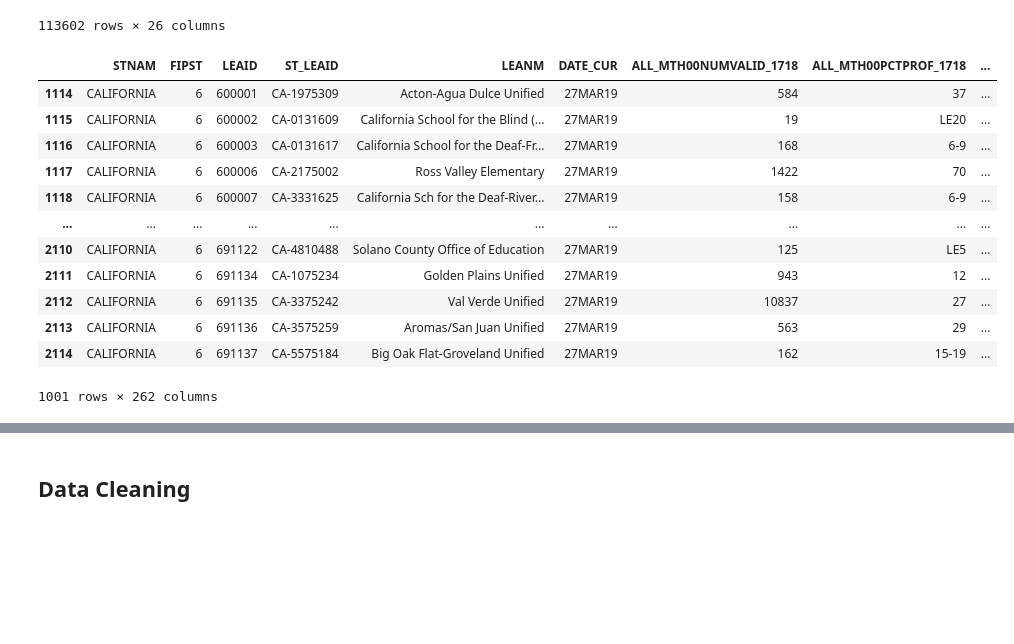
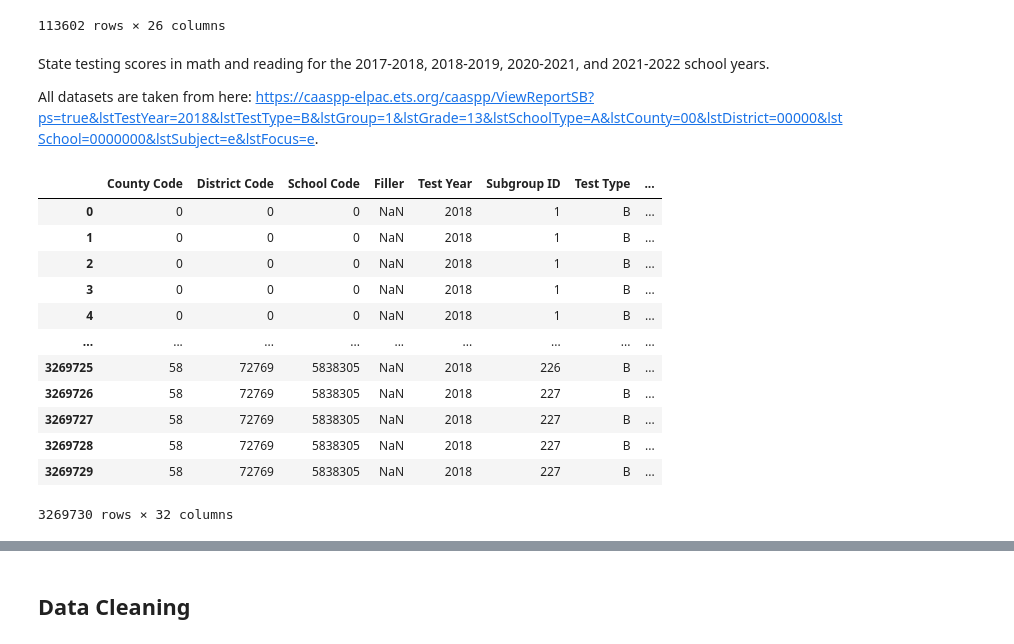
Before and after one commit to meganajoseph/HealthAndSuccess, a Jupyter notebook: Health_and_Academic_Success.ipynb, the cells around one changed output, grey strips where cells are left out. Drawn from its saved outputs; the diff is of its cells as text; code cells hidden in the pictures; blank space fills up the shorter version.

Commit message:
cleaning datasets again

```diff
--- a/Health_and_Academic_Success.ipynb
+++ b/Health_and_Academic_Success.ipynb
@@ -243,21 +249,24 @@ grad_rate_21_22
 | 113600 | 2021-22 | T | 0 | NaN | NaN | State | NaN | ... |
 | 113601 | 2021-22 | T | 0 | NaN | NaN | State | NaN | ... |
 113602 rows × 26 columns
+# %% [markdown]
+State testing scores in math and reading for the 2017-2018, 2018-2019, 2020-2021, and 2021-2022 school years.
+
+All datasets are taken from here: https://caaspp-elpac.ets.org/caaspp/ViewReportSB?ps=true&lstTestYear=2018&lstTestType=B&lstGroup=1&lstGrade=13&lstSchoolType=A&lstCounty=00&lstDistrict=00000&lstSchool=0000000&lstSubject=e&lstFocus=e.
 # %%
-math_17_18 = pd.read_csv('/Users/megan/Documents/HealthAndSuccess/data/math-achievement-lea-sy2017-18.csv')
-math_17_18 = math_17_18[math_17_18['STNAM'] == 'CALIFORNIA']
-math_17_18
+test_scores_17_18 = pd.read_csv('data/sb_ca2018_all_csv_v3/sb_ca2018_all_csv_v3.txt')
+test_scores_17_18
 # %% [output]
-|  | STNAM | FIPST | LEAID | ST_LEAID | LEANM | DATE_CUR | ALL_MTH00NUMVALID_1718 | ALL_MTH00PCTPROF_1718 | ... |
-| 1114 | CALIFORNIA | 6 | 600001 | CA-1975309 | Acton-Agua Dulce Unified | 27MAR19 | 584 | 37 | ... |
-| 1115 | CALIFORNIA | 6 | 600002 | CA-0131609 | California School for the Blind (... | 27MAR19 | 19 | LE20 | ... |
-| 1116 | CALIFORNIA | 6 | 600003 | CA-0131617 | California School for the Deaf-Fr... | 27MAR19 | 168 | 6-9 | ... |
-| 1117 | CALIFORNIA | 6 | 600006 | CA-2175002 | Ross Valley Elementary | 27MAR19 | 1422 | 70 | ... |
-| 1118 | CALIFORNIA | 6 | 600007 | CA-3331625 | California Sch for the Deaf-River... | 27MAR19 | 158 | 6-9 | ... |
-| ... | ... | ... | ... | ... | ... | ... | ... | ... | ... |
-| 2110 | CALIFORNIA | 6 | 691122 | CA-4810488 | Solano County Office of Education | 27MAR19 | 125 | LE5 | ... |
-| 2111 | CALIFORNIA | 6 | 691134 | CA-1075234 | Golden Plains Unified | 27MAR19 | 943 | 12 | ... |
-| 2112 | CALIFORNIA | 6 | 691135 | CA-3375242 | Val Verde Unified | 27MAR19 | 10837 | 27 | ... |
-| 2113 | CALIFORNIA | 6 | 691136 | CA-3575259 | Aromas/San Juan Unified | 27MAR19 | 563 | 29 | ... |
-| 2114 | CALIFORNIA | 6 | 691137 | CA-5575184 | Big Oak Flat-Groveland Unified | 27MAR19 | 162 | 15-19 | ... |
+|  | County Code | District Code | School Code | Filler | Test Year | Subgroup ID | Test Type | ... |
+| 0 | 0 | 0 | 0 | NaN | 2018 | 1 | B | ... |
+| 1 | 0 | 0 | 0 | NaN | 2018 | 1 | B | ... |
+| 2 | 0 | 0 | 0 | NaN | 2018 | 1 | B | ... |
+| 3 | 0 | 0 | 0 | NaN | 2018 | 1 | B | ... |
+| 4 | 0 | 0 | 0 | NaN | 2018 | 1 | B | ... |
+| ... | ... | ... | ... | ... | ... | ... | ... | ... |
+| 3269725 | 58 | 72769 | 5838305 | NaN | 2018 | 226 | B | ... |
+| 3269726 | 58 | 72769 | 5838305 | NaN | 2018 | 227 | B | ... |
+| 3269727 | 58 | 72769 | 5838305 | NaN | 2018 | 227 | B | ... |
+| 3269728 | 58 | 72769 | 5838305 | NaN | 2018 | 227 | B | ... |
+| 3269729 | 58 | 72769 | 5838305 | NaN | 2018 | 227 | B | ... |
-1001 rows × 262 columns
+3269730 rows × 32 columns
```
Also changed, not shown: parts of 42 cells of this notebook.
